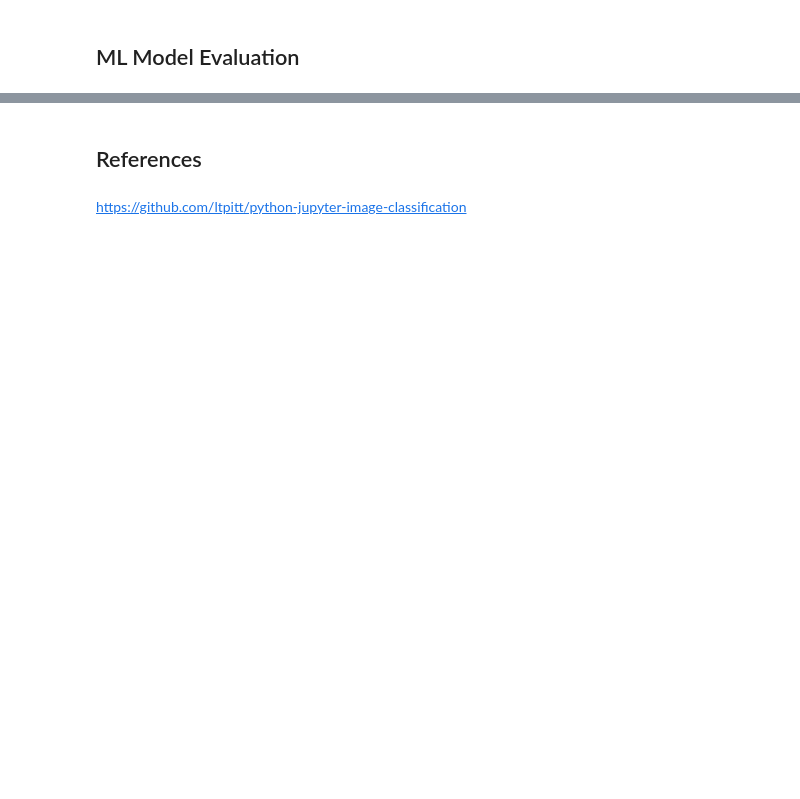
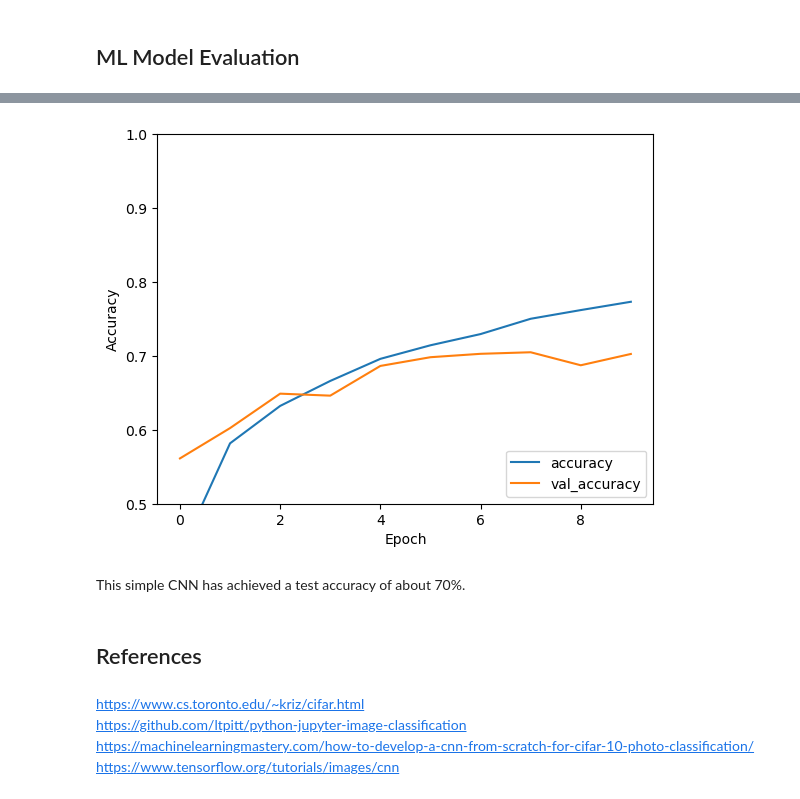
Before and after one commit to jjmartegarcia/machinelearning, a Jupyter notebook: excercises/CNN/ImageRecognition.ipynb, the cells around one changed output, grey strips where cells are left out. Drawn from its saved outputs; the diff is of its cells as text; code cells hidden in the pictures; blank space fills up the shorter version.

```diff
--- a/excercises/CNN/ImageRecognition.ipynb
+++ b/excercises/CNN/ImageRecognition.ipynb
@@ -31,2 +108,15 @@ NameError: name 'pd' is not defined
 # %% [markdown]
 ## ML Model Engineering
+# %%
+# Create the convolutional base.
+model = models.Sequential()
+model.add(layers.Conv2D(32, (3, 3), activation='relu', input_shape=(32, 32, 3)))
+model.add(layers.MaxPooling2D((2, 2)))
+model.add(layers.Conv2D(64, (3, 3), activation='relu'))
+model.add(layers.MaxPooling2D((2, 2)))
+model.add(layers.Conv2D(64, (3, 3), activation='relu'))
+# %%
+# Add Dense layers to perform classification.
+model.add(layers.Flatten())
+model.add(layers.Dense(64, activation='relu'))
+model.add(layers.Dense(10))
@@ -32,0 +144,4 @@ NameError: name 'pd' is not defined
+# %%
+# Compile and train the model.
+model.compile(optimizer='adam', loss=tf.keras.losses.SparseCategoricalCrossentropy(from_logits=True), metrics=['accuracy'])
+history = model.fit(train_images, train_labels, epochs=10, validation_data=(test_images, test_labels))
@@ -33,2 +169,11 @@ NameError: name 'pd' is not defined
 # %% [markdown]
 ## ML Model Evaluation
+# %%
+plt.plot(history.history['accuracy'], label='accuracy')
+plt.plot(history.history['val_accuracy'], label = 'val_accuracy')
+plt.xlabel('Epoch')
+plt.ylabel('Accuracy')
+plt.ylim([0.5, 1])
+plt.legend(loc='lower right')
+test_loss, test_acc = model.evaluate(test_images,  test_labels, verbose=2)
+# %% [output]
@@ -35,4 +181,13 @@ NameError: name 'pd' is not defined
+[figure, added]
+# %% [markdown]
+ This simple CNN has achieved a test accuracy of about 70%.
 # %% [markdown]
 ## References
 # %% [markdown]
+https://www.cs.toronto.edu/~kriz/cifar.html
+<br>
 https://github.com/ltpitt/python-jupyter-image-classification
+<br>
+https://machinelearningmastery.com/how-to-develop-a-cnn-from-scratch-for-cifar-10-photo-classification/
+<br>
+https://www.tensorflow.org/tutorials/images/cnn
```
Also changed, not shown: parts of 16 cells of this notebook.
